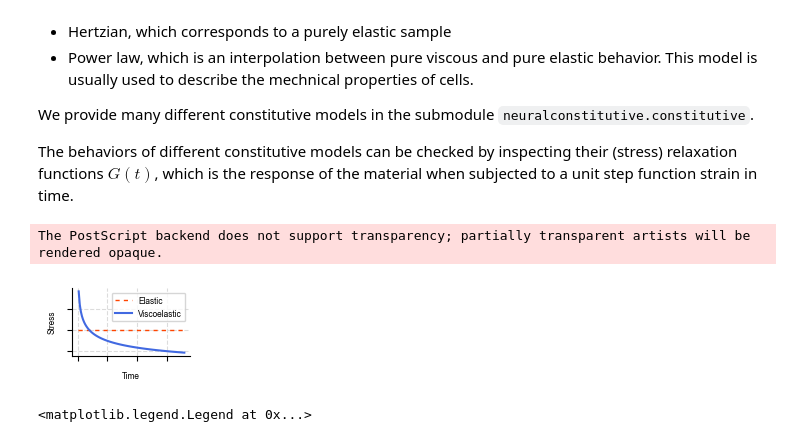
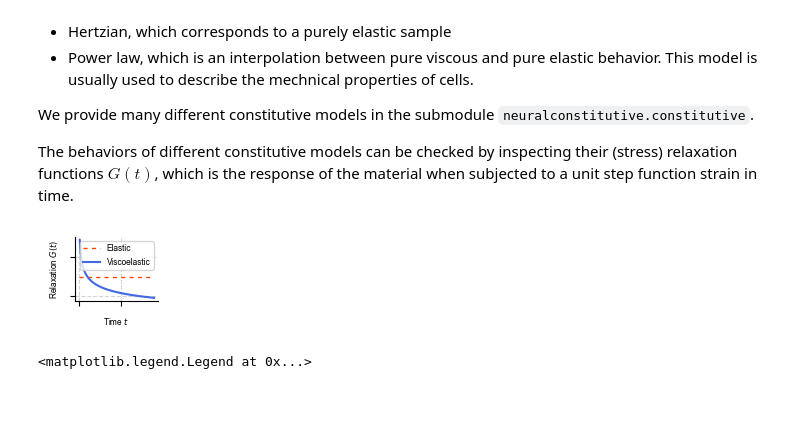
Before and after one commit to Jhko725/NeuralConstitutiveEq.jl, a Jupyter notebook: notebooks/0_force_indentation_overview.ipynb, the cells around one changed output. Cells and saved outputs as stored; diff of their text form; code cells hidden in the pictures; blank space fills up the shorter version.

Commit message:
Changes to figures 1 and 2

```diff
--- a/notebooks/0_force_indentation_overview.ipynb
+++ b/notebooks/0_force_indentation_overview.ipynb
@@ -81,26 +82,25 @@ The behaviors of different constitutive models can be checked by inspecting thei
 # %%
 # Define two different constitutive models
 hertzian = Hertzian(E0=3.0)
 powerlaw = PowerLaw(E0=3.0, alpha=0.2)
 
 # Compute relaxation functions
 t = jnp.linspace(0.0, 9.0, 100)
 G_hertzian = hertzian.relaxation_function(t)
 G_powerlaw = powerlaw.relaxation_function(t)
 
 # Inspect the resulting relaxation functions
-fig, ax = plt.subplots(1, 1, figsize = (1.5, 1.0))
-ax.plot(t, G_hertzian, color = "orangered", linewidth = 1.0, dashes = (3, 3), label = "Elastic")
-ax.plot(t, G_powerlaw, color = "royalblue", label = "Viscoelastic")
-ax.set_xlabel("Time")
-ax.set_ylabel("Stress")
-ax.legend(fontsize = "medium")
+fig, ax = plt.subplots(1, 1, figsize=(30 * MM, 25 * MM))
+ax.plot(t, G_hertzian, color="orangered", linewidth=1.0, dashes=(3, 3), label="Elastic")
+ax.plot(t, G_powerlaw, color="royalblue", label="Viscoelastic")
+ax.set_xlabel("Time $t$")
+ax.set_ylabel("Relaxation $G(t)$")
+ax.legend(fontsize="medium")
 ax.xaxis.set_ticklabels([])
 ax.yaxis.set_ticklabels([])
-fig.savefig("../figures/fig1-a.eps", format = "eps", dpi=1200)
+fig.savefig("../figures/fig1-b.pdf", format="pdf", dpi=1200)
 # %% [output]
-The PostScript backend does not support transparency; partially transparent artists will be rendered opaque.
-[figure, old version]
+[figure, new version]
 # %%
 f_hertzian = force_ting(t, hertzian, indentation, tip)
 f_powerlaw = force_ting(t, powerlaw, indentation, tip)
```
Also changed, not shown: parts of 5 cells of this notebook, 12 other files.
